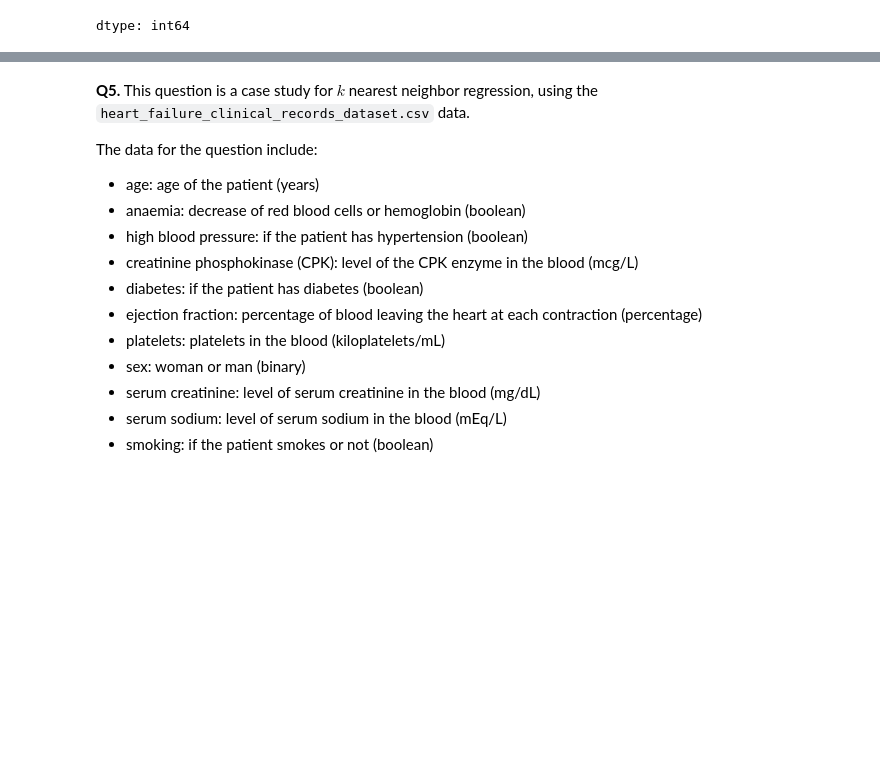
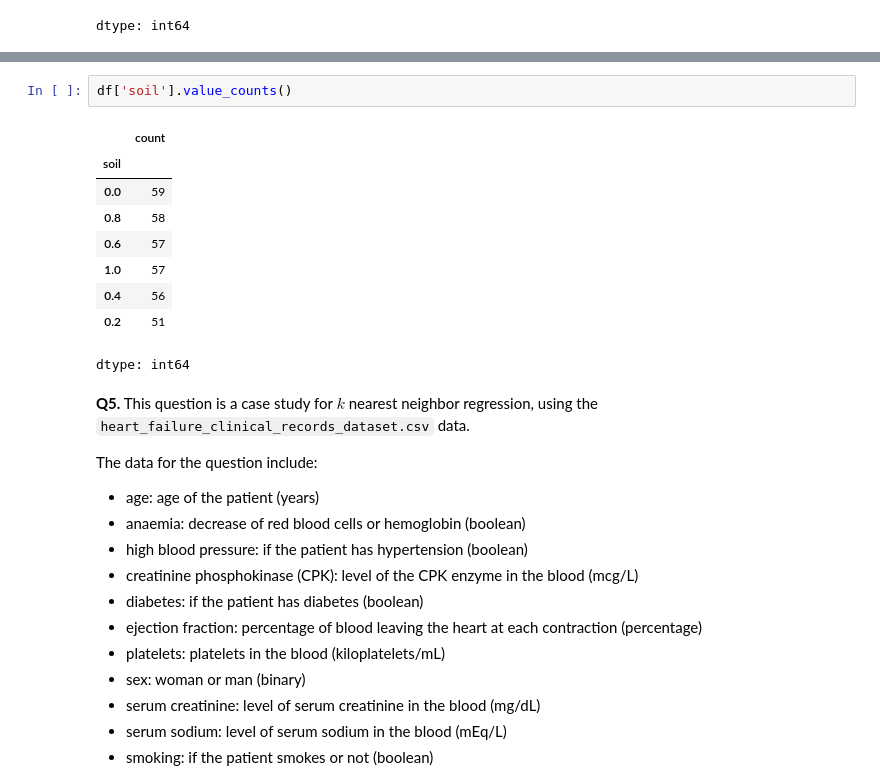
Before and after one commit to Nithil-Suresh/knn, a Jupyter notebook: assignment/assignment_knn.ipynb, the cells around one changed output, grey strips where cells are left out. Drawn from its saved outputs; the diff is of its cells as text; blank space fills up the shorter version.

```diff
--- a/assignment/assignment_knn.ipynb
+++ b/assignment/assignment_knn.ipynb
@@ -114,3 +124,15 @@ dtype: int64
+# %%
+df['soil'].value_counts()
+# %% [output]
+|  | count |
+| soil |  |
+| 0.0 | 59 |
+| 0.8 | 58 |
+| 0.6 | 57 |
+| 1.0 | 57 |
+| 0.4 | 56 |
+| 0.2 | 51 |
+dtype: int64
 # %% [markdown]
 **Q5.** This question is a case study for $k$ nearest neighbor regression, using the `heart_failure_clinical_records_dataset.csv` data.
 
```
Also changed, not shown: parts of 2 cells of this notebook.
